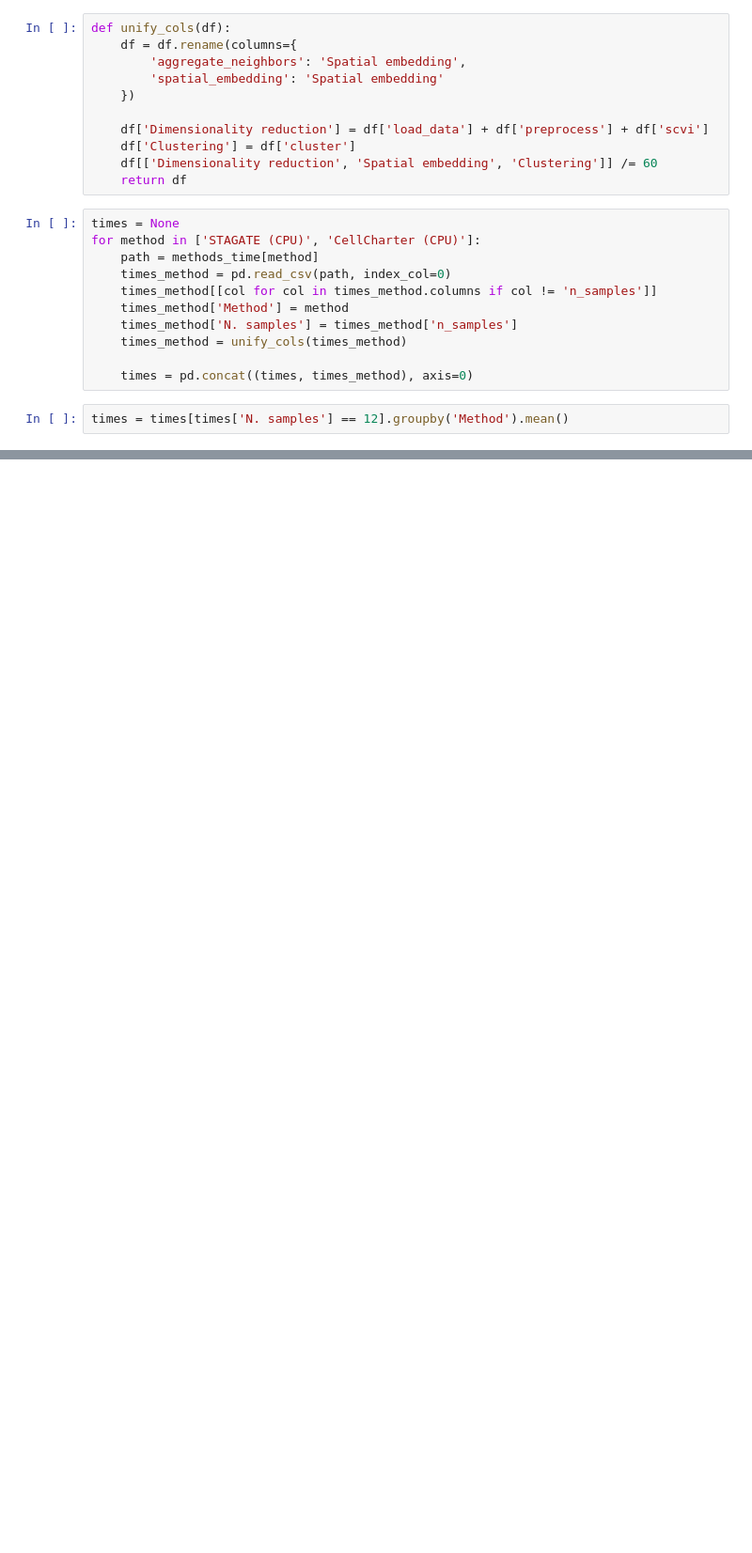
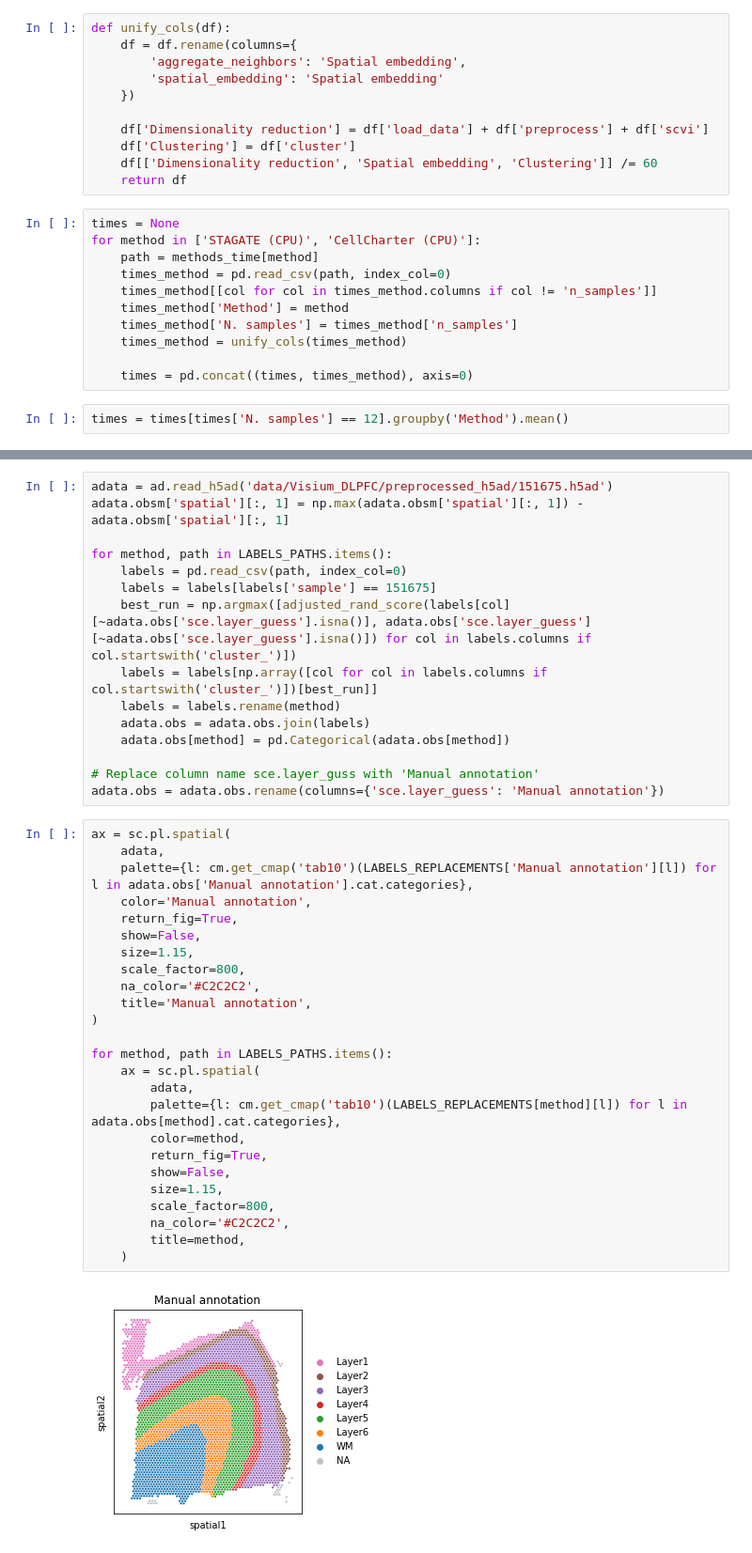
Before and after one commit to CSOgroup/cellcharter_analyses, a Jupyter notebook: benchmarking.ipynb, the cells around one changed output, grey strips where cells are left out. Shown at 94% size. Drawn from its saved outputs; the diff is of its cells as text; blank space fills up the shorter version.

```diff
--- a/benchmarking.ipynb
+++ b/benchmarking.ipynb
@@ -310,0 +416,42 @@ plt.show()
+# %%
+adata = ad.read_h5ad('data/Visium_DLPFC/preprocessed_h5ad/151675.h5ad')
+adata.obsm['spatial'][:, 1] = np.max(adata.obsm['spatial'][:, 1]) - adata.obsm['spatial'][:, 1]
+
+for method, path in LABELS_PATHS.items():
+    labels = pd.read_csv(path, index_col=0)
+    labels = labels[labels['sample'] == 151675]
+    best_run = np.argmax([adjusted_rand_score(labels[col][~adata.obs['sce.layer_guess'].isna()], adata.obs['sce.layer_guess'][~adata.obs['sce.layer_guess'].isna()]) for col in labels.columns if col.startswith('cluster_')])
+    labels = labels[np.array([col for col in labels.columns if col.startswith('cluster_')])[best_run]]
+    labels = labels.rename(method)
+    adata.obs = adata.obs.join(labels)
+    adata.obs[method] = pd.Categorical(adata.obs[method])
+
+# Replace column name sce.layer_guss with 'Manual annotation'
+adata.obs = adata.obs.rename(columns={'sce.layer_guess': 'Manual annotation'})
+# %%
+ax = sc.pl.spatial(
+    adata,
+    palette={l: cm.get_cmap('tab10')(LABELS_REPLACEMENTS['Manual annotation'][l]) for l in adata.obs['Manual annotation'].cat.categories},
+    color='Manual annotation',
+    return_fig=True,
+    show=False,
+    size=1.15,
+    scale_factor=800,
+    na_color='#C2C2C2',
+    title='Manual annotation',
+)
+
+for method, path in LABELS_PATHS.items():
+    ax = sc.pl.spatial(
+        adata,
+        palette={l: cm.get_cmap('tab10')(LABELS_REPLACEMENTS[method][l]) for l in adata.obs[method].cat.categories},
+        color=method,
+        return_fig=True,
+        show=False,
+        size=1.15,
+        scale_factor=800,
+        na_color='#C2C2C2',
+        title=method,
+    )
+# %% [output]
+[figure, added]
```
Also changed, not shown: parts of 23 cells of this notebook, 7 other files.
